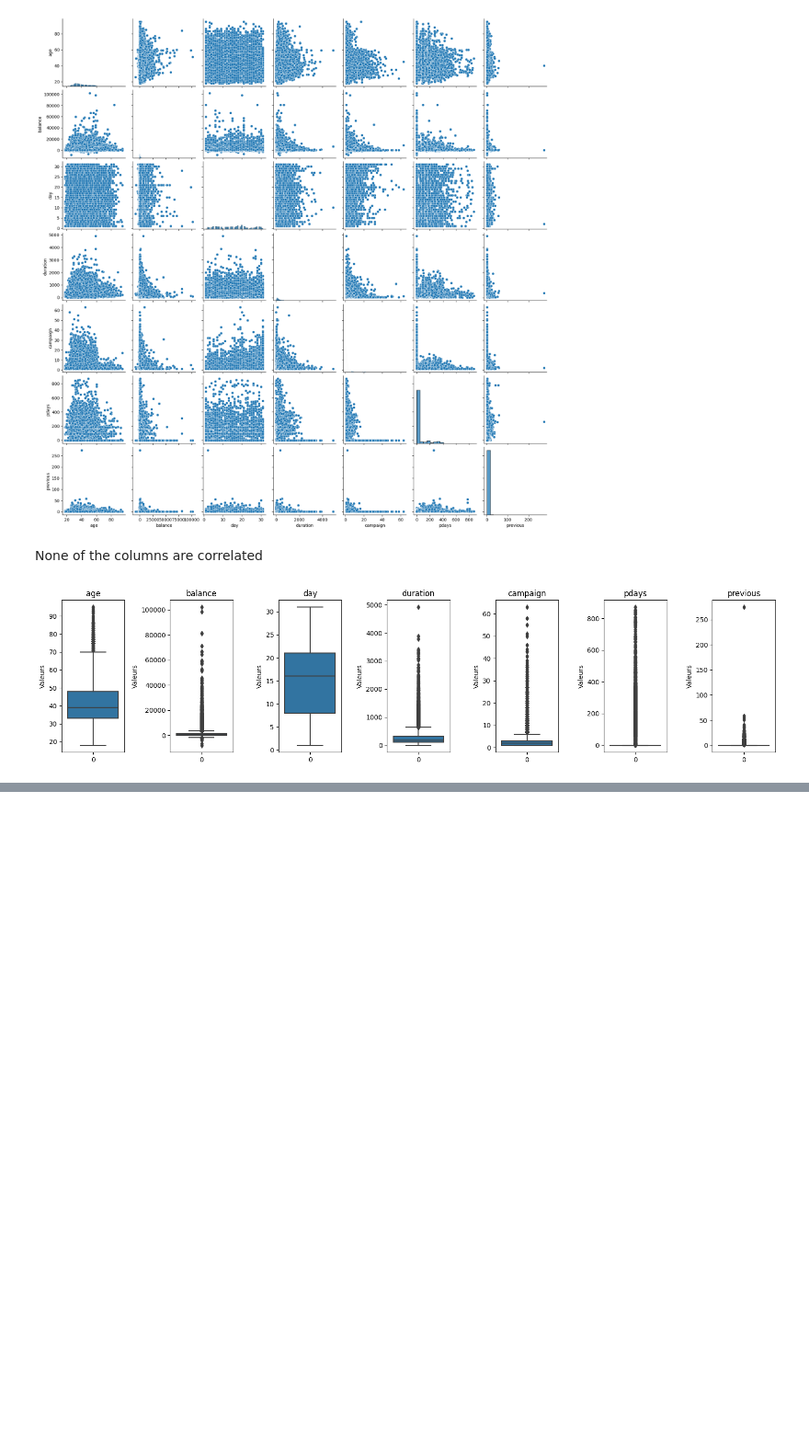
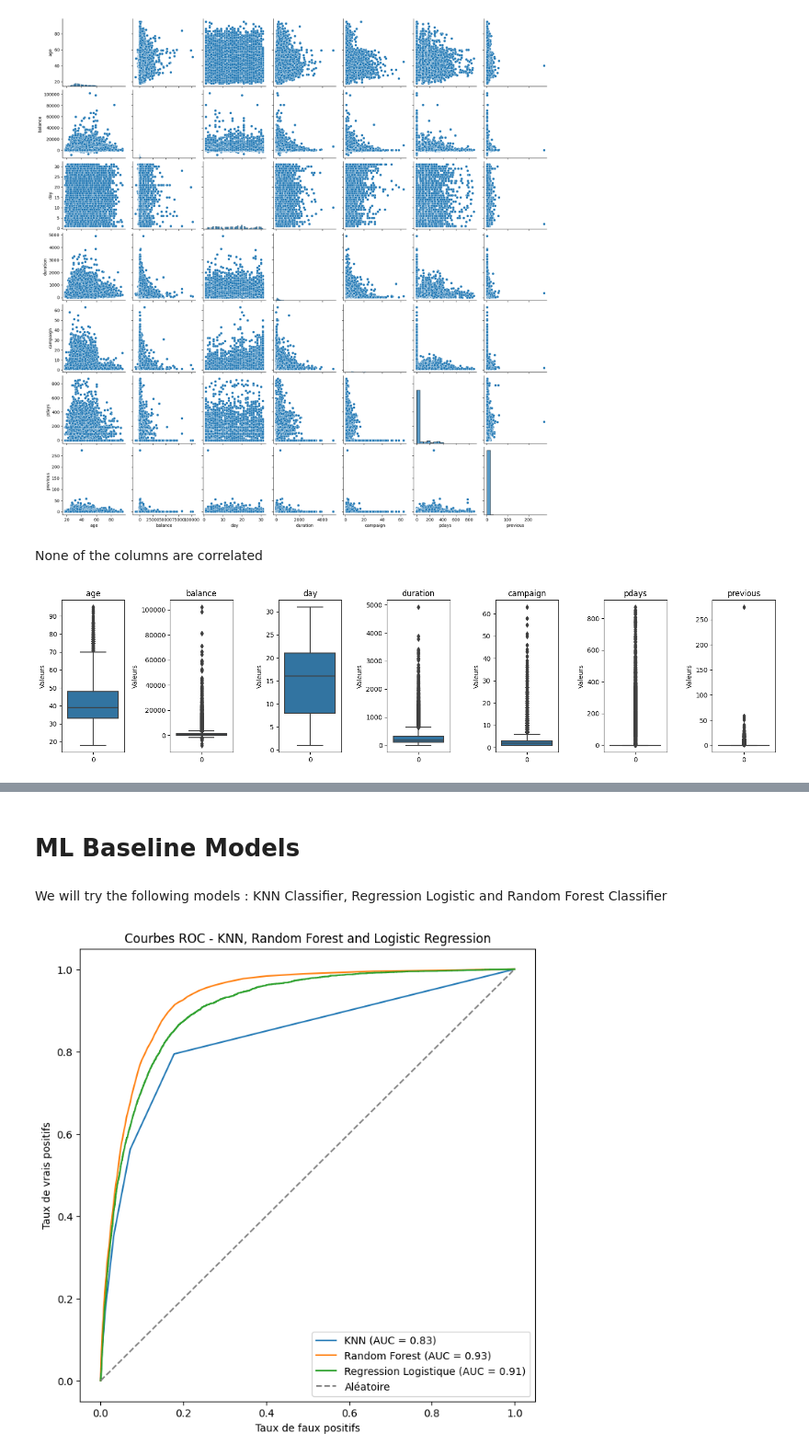
Before and after one commit to MaxenceAr/Projet_AAA, a Jupyter notebook: Projet_AAA_ARHOUL_REVEL.ipynb, the cells around one changed output, grey strips where cells are left out. Shown at 92% size. Cells and saved outputs as stored; diff of their text form; code cells hidden in the pictures; blank space fills up the shorter version.

```diff
--- a/Projet_AAA_ARHOUL_REVEL.ipynb
+++ b/Projet_AAA_ARHOUL_REVEL.ipynb
@@ -292,0 +308,4 @@ plt.show()
+# %% [markdown]
+# ML Baseline Models
+# %% [markdown]
+We will try the following models : KNN Classifier, Regression Logistic and Random Forest Classifier
@@ -292,0 +328,14 @@ plt.show()
+# %%
+knn_clf = KNeighborsClassifier()
+pipeline_knn = Pipeline(steps=[
+    ('preprocessor', preprocessor),
+    ('classifier', knn_clf)
+])
+
+logistic_regression = LogisticRegression(max_iter=5000)
+
+
+pipeline_reg_logi = Pipeline(steps=[
+    ('preprocessor', preprocessor),
+    ('classifier', logistic_regression)
+])
@@ -292,0 +370,38 @@ plt.show()
+# %%
+from sklearn.metrics import roc_curve, auc, roc_auc_score
+from sklearn.model_selection import cross_val_predict
+import matplotlib.pyplot as plt
+
+n_splits = 3
+cv = StratifiedKFold(n_splits=n_splits, shuffle=True, random_state=42)
+
+
+# Effectuez la validation croisée en utilisant l'AUC-ROC comme métrique
+y_probas_knn = cross_val_predict(pipeline_knn, X, y, cv=cv, method='predict_proba')
+fpr_knn, tpr_knn, thresholds_knn = roc_curve(y, y_probas_knn[:, 1], pos_label="yes")
+roc_auc_knn = auc(fpr_knn, tpr_knn)
+
+y_probas_rdm_forest = cross_val_predict(pipeline_rdm_forest, X, y, cv=cv, method='predict_proba')
+fpr_rdm_forest, tpr_rdm_forest, thresholds_rdm_forest = roc_curve(y, y_probas_rdm_forest[:, 1], pos_label="yes")
+roc_auc_rdm_forest = auc(fpr_rdm_forest, tpr_rdm_forest)
+
+y_probas_reg_logi = cross_val_predict(pipeline_reg_logi, X, y, cv=cv, method='predict_proba')
+fpr_reg_logi, tpr_reg_logi, thresholds_reg_logi = roc_curve(y, y_probas_reg_logi[:, 1], pos_label="yes")
+roc_auc_tree = auc(fpr_reg_logi, tpr_reg_logi)
+
+
+
+
+# Tracer les courbes ROC pour KNN et Random Forest sur la même figure
+plt.figure(figsize=(8, 8))
+plt.plot(fpr_knn, tpr_knn, label='KNN (AUC = {:.2f})'.format(roc_auc_knn))
+plt.plot(fpr_rdm_forest, tpr_rdm_forest, label='Random Forest (AUC = {:.2f})'.format(roc_auc_rdm_forest))
+plt.plot(fpr_reg_logi, tpr_reg_logi, label='Regression Logistique (AUC = {:.2f})'.format(roc_auc_tree))
+plt.plot([0, 1], [0, 1], linestyle='--', color='grey', label='Aléatoire')
+plt.xlabel('Taux de faux positifs')
+plt.ylabel('Taux de vrais positifs')
+plt.title('Courbes ROC - KNN, Random Forest and Logistic Regression')
+plt.legend()
+plt.show()
+# %% [output]
+[figure, added]
```
Also changed, not shown: parts of 9 cells of this notebook.
